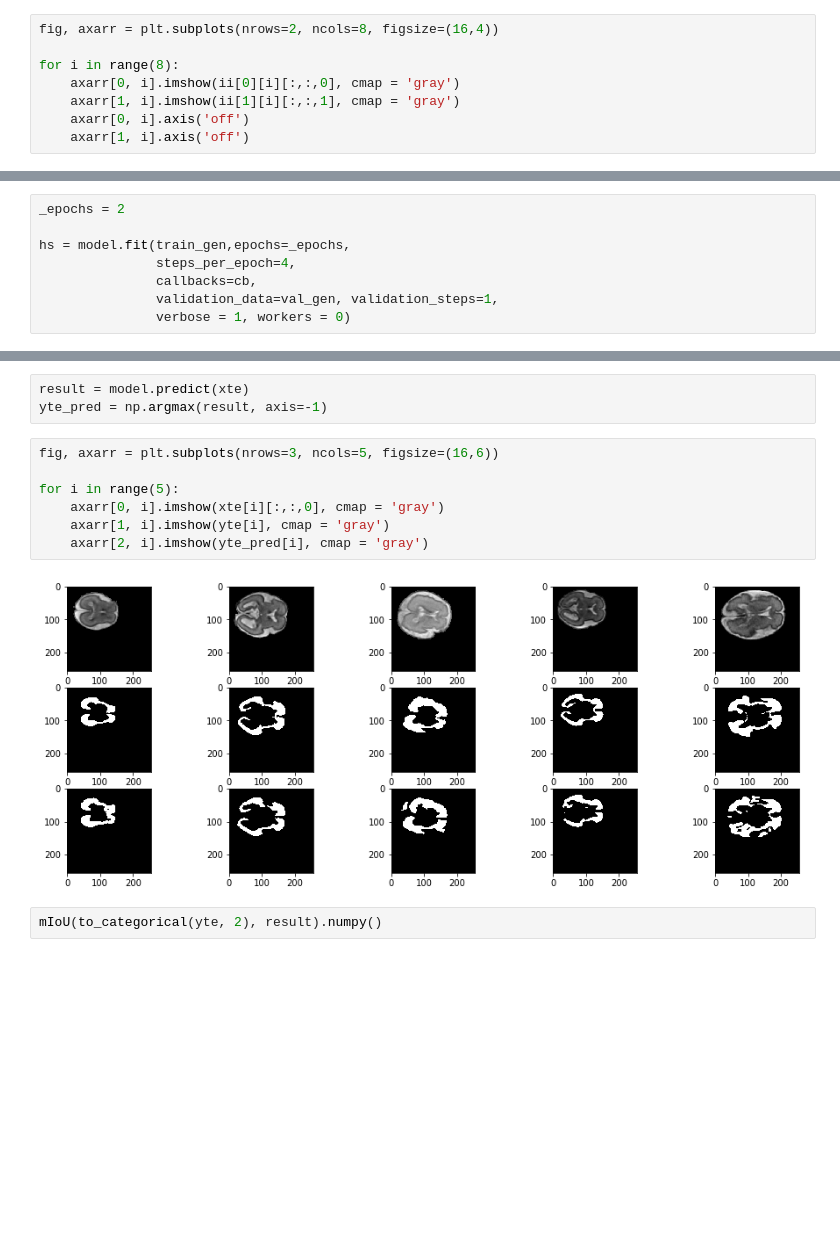
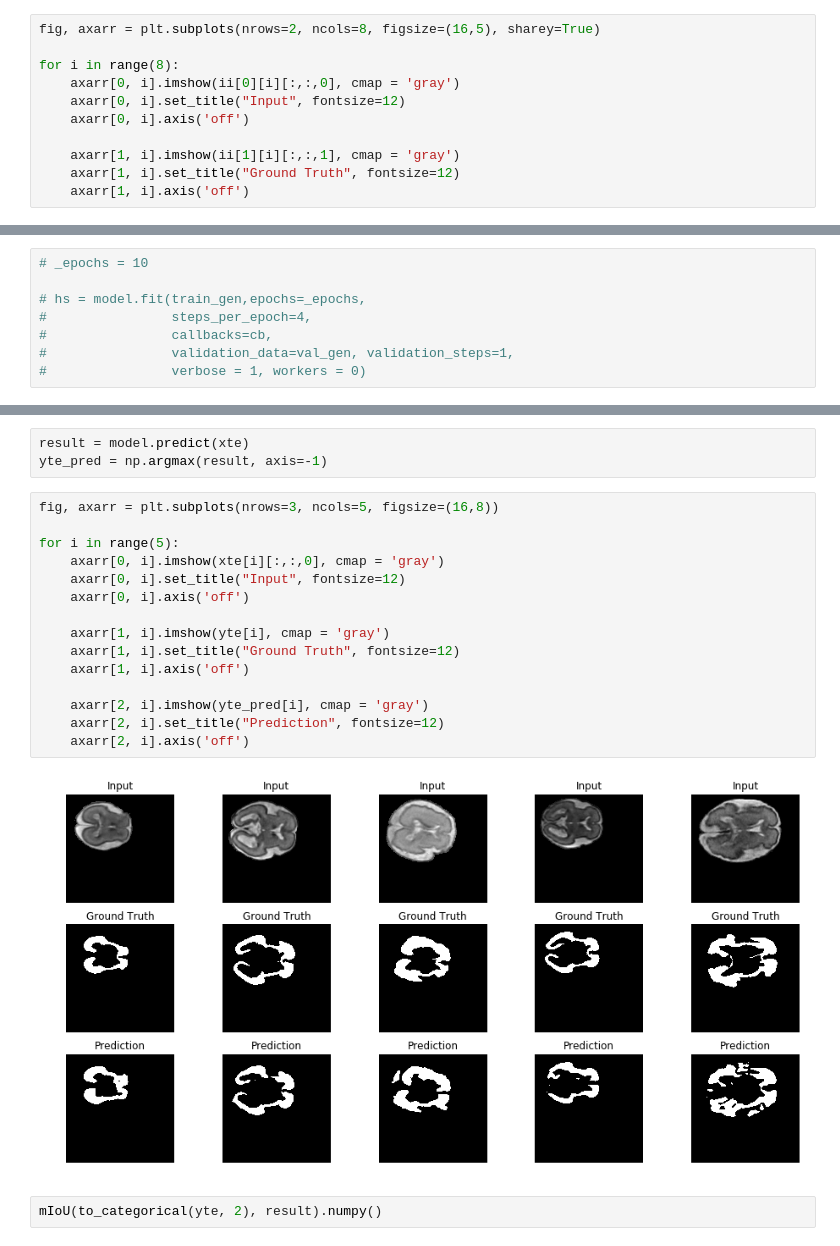
Before and after one commit to mkl04/P06, a Jupyter notebook: benchmark.ipynb, the cells around one changed output, grey strips where cells are left out. Cells and saved outputs as stored; diff of their text form; blank space fills up the shorter version.

```diff
--- a/benchmark.ipynb
+++ b/benchmark.ipynb
@@ -94,11 +94,14 @@ for ii in train_gen:
 # %% [output]
 (8, 256, 256, 1) (8, 256, 256, 2)
 # %%
-fig, axarr = plt.subplots(nrows=2, ncols=8, figsize=(16,4))
+fig, axarr = plt.subplots(nrows=2, ncols=8, figsize=(16,5), sharey=True)
 
 for i in range(8):
     axarr[0, i].imshow(ii[0][i][:,:,0], cmap = 'gray')
+    axarr[0, i].set_title("Input", fontsize=12)
+    axarr[0, i].axis('off')
+
     axarr[1, i].imshow(ii[1][i][:,:,1], cmap = 'gray')
-    axarr[0, i].axis('off')
+    axarr[1, i].set_title("Ground Truth", fontsize=12)
     axarr[1, i].axis('off')
 # %% [output]
@@ -151,8 +152,8 @@ WARNING:tensorflow:`period` argument is deprecated. Please use `save_freq` to sp
 # %%
-_epochs = 2
+# _epochs = 10
 
-hs = model.fit(train_gen,epochs=_epochs,
-               steps_per_epoch=4,
-               callbacks=cb,
-               validation_data=val_gen, validation_steps=1,
-               verbose = 1, workers = 0)
+# hs = model.fit(train_gen,epochs=_epochs,
+#                steps_per_epoch=4,
+#                callbacks=cb,
+#                validation_data=val_gen, validation_steps=1,
+#                verbose = 1, workers = 0)
@@ -183,14 +172,22 @@ xte = np.expand_dims(xte, axis=-1)
 result = model.predict(xte)
 yte_pred = np.argmax(result, axis=-1)
 # %%
-fig, axarr = plt.subplots(nrows=3, ncols=5, figsize=(16,6))
+fig, axarr = plt.subplots(nrows=3, ncols=5, figsize=(16,8))
 
 for i in range(5):
     axarr[0, i].imshow(xte[i][:,:,0], cmap = 'gray')
+    axarr[0, i].set_title("Input", fontsize=12)
+    axarr[0, i].axis('off')
+
     axarr[1, i].imshow(yte[i], cmap = 'gray')
+    axarr[1, i].set_title("Ground Truth", fontsize=12)
+    axarr[1, i].axis('off')
+
     axarr[2, i].imshow(yte_pred[i], cmap = 'gray')
+    axarr[2, i].set_title("Prediction", fontsize=12)
+    axarr[2, i].axis('off')
 # %% [output]
-[figure, old version]
+[figure, new version]
 # %%
 mIoU(to_categorical(yte, 2), result).numpy()
 # %% [output]
```
Also changed, not shown: parts of 5 cells of this notebook, 1 other file.
